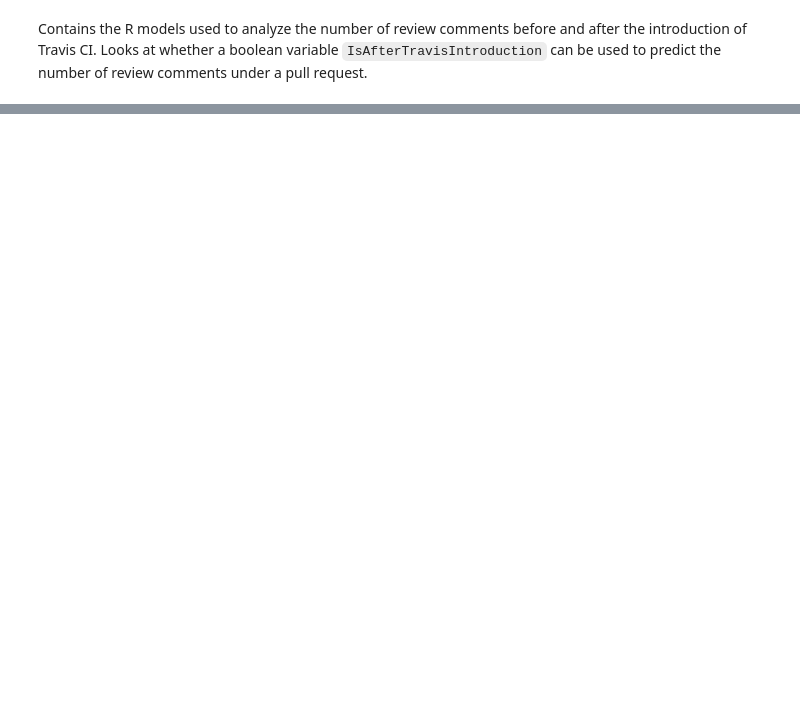
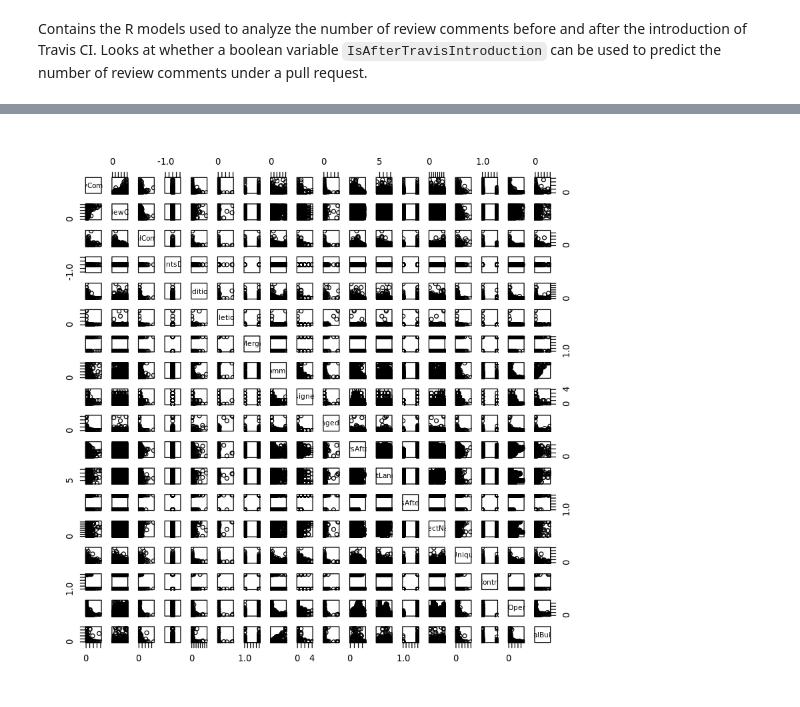
Before and after one commit to TheDutchDevil/code_reviews, a Jupyter notebook: analysis/share_of_comments_models.ipynb, the cells around one changed output, grey strips where cells are left out. Saved outputs shown, nothing was run; the diff lists cells and outputs as text; code cells hidden in the pictures; blank space fills up the shorter version.

```diff
--- a/analysis/share_of_comments_models.ipynb
+++ b/analysis/share_of_comments_models.ipynb
@@ -47,3 +70,15 @@ vif.mer <- function (fit) {
     names(v) <- nam
     v
 }
+# %%
+hasReviewComments <- sqldf("select *
+                      from 'NumOfReviewCommentsData'
+                      where ReviewComments > 0")
+
+hasGeneralComments <- sqldf("select *
+                      from 'NumOfReviewCommentsData'
+                      where GeneralComments > 0")
+# %%
+plot(hasReviewComments)
+# %% [output]
+[figure, added]
```
Also changed, not shown: parts of 10 cells of this notebook, 40 other files.
